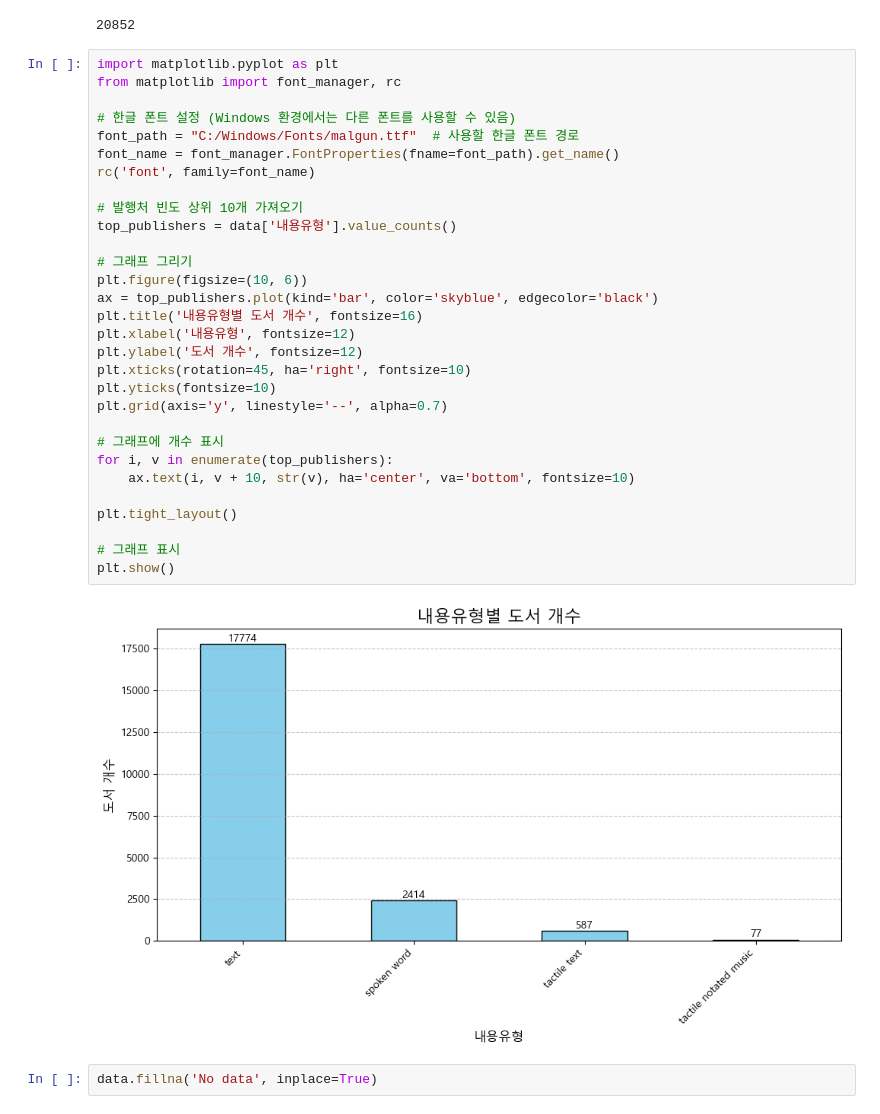
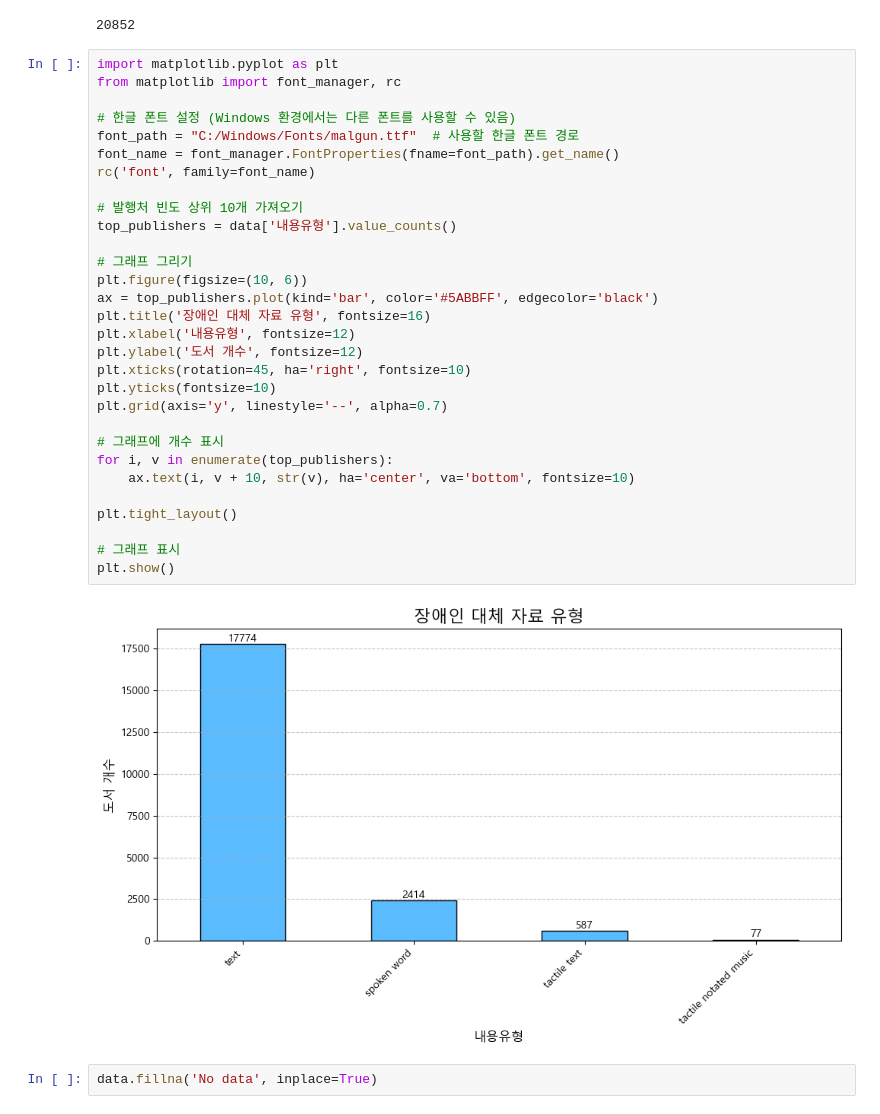
Before and after one commit to mgskko/Project_Contest_National_Library_of_Korea_Book_Data, a Jupyter notebook: biblio_data_Replacement_updated_py.ipynb, the cells around one changed output. Drawn from its saved outputs; the diff is of its cells as text.

```diff
--- a/biblio_data_Replacement_updated_py.ipynb
+++ b/biblio_data_Replacement_updated_py.ipynb
@@ -51,35 +51,35 @@ len(data)
 # %%
 import matplotlib.pyplot as plt
 from matplotlib import font_manager, rc
 
 # 한글 폰트 설정 (Windows 환경에서는 다른 폰트를 사용할 수 있음)
 font_path = "C:/Windows/Fonts/malgun.ttf"  # 사용할 한글 폰트 경로
 font_name = font_manager.FontProperties(fname=font_path).get_name()
 rc('font', family=font_name)
 
 # 발행처 빈도 상위 10개 가져오기
 top_publishers = data['내용유형'].value_counts()
 
 # 그래프 그리기
 plt.figure(figsize=(10, 6))
-ax = top_publishers.plot(kind='bar', color='skyblue', edgecolor='black')
-plt.title('내용유형별 도서 개수', fontsize=16)
+ax = top_publishers.plot(kind='bar', color='#5ABBFF', edgecolor='black')
+plt.title('장애인 대체 자료 유형', fontsize=16)
 plt.xlabel('내용유형', fontsize=12)
 plt.ylabel('도서 개수', fontsize=12)
 plt.xticks(rotation=45, ha='right', fontsize=10)
 plt.yticks(fontsize=10)
 plt.grid(axis='y', linestyle='--', alpha=0.7)
 
 # 그래프에 개수 표시
 for i, v in enumerate(top_publishers):
     ax.text(i, v + 10, str(v), ha='center', va='bottom', fontsize=10)
 
 plt.tight_layout()
 
 # 그래프 표시
 plt.show()
 # %% [output]
-[figure, old version]
+[figure, new version]
 # %%
 data.fillna('No data', inplace=True)
 # %%
```
Also changed, not shown: 4 other files.
